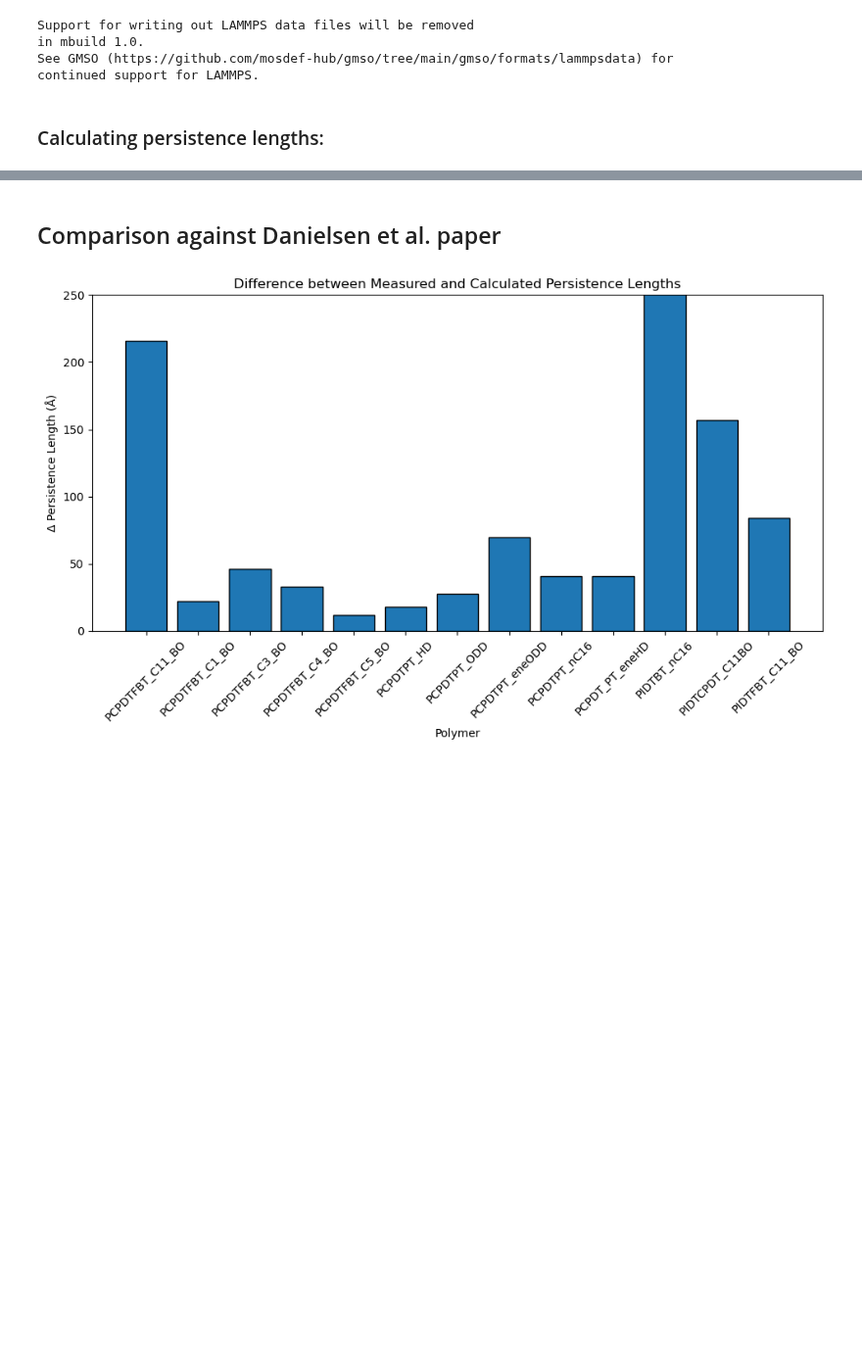
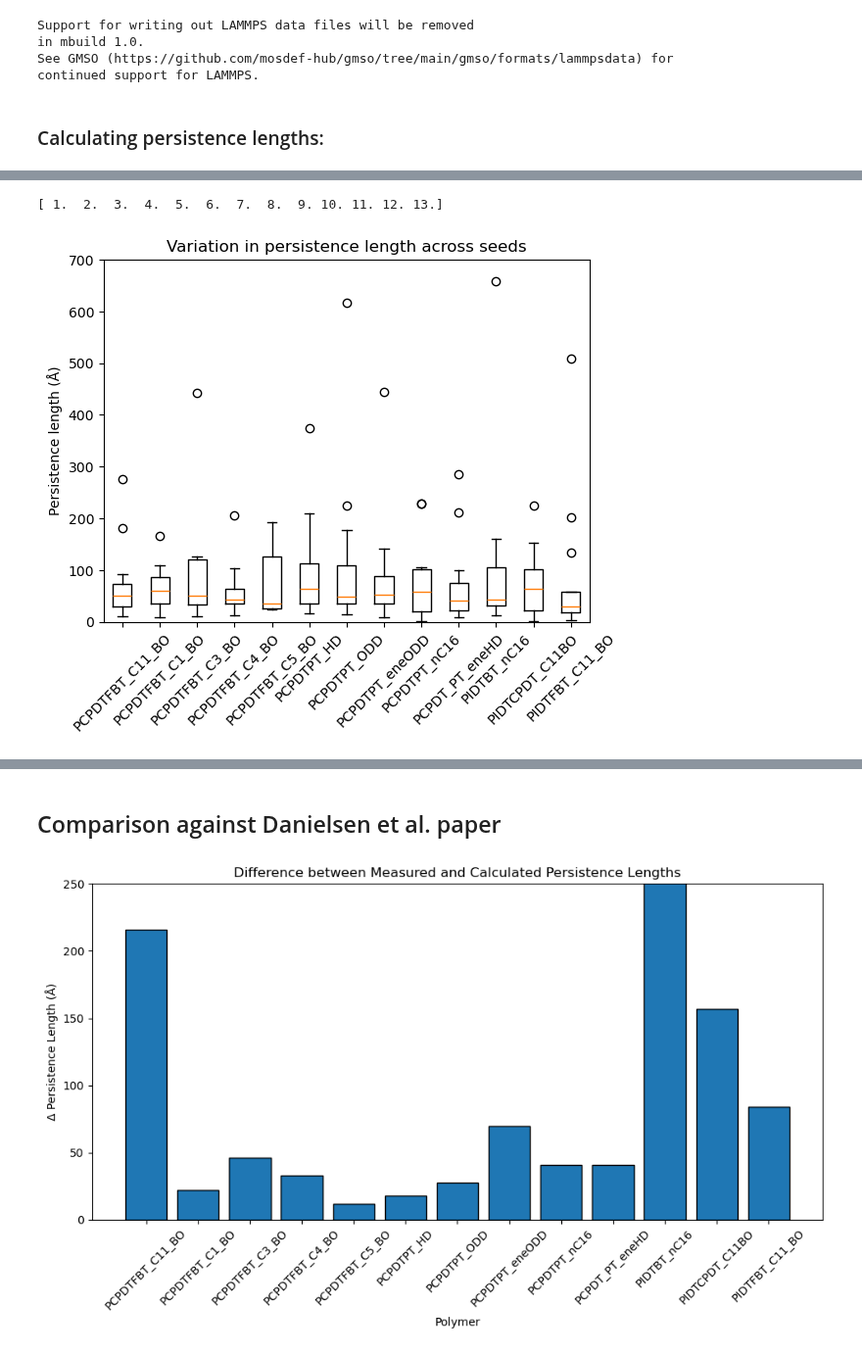
Before and after one commit to cmelab/pl-validation, a Jupyter notebook: data_analysis.ipynb, the cells around one changed output, grey strips where cells are left out. Shown at 98% size. Saved outputs shown, nothing was run; the diff lists cells and outputs as text; code cells hidden in the pictures; blank space fills up the shorter version.

Commit message:
Added independence test and boxplots

```diff
--- a/data_analysis.ipynb
+++ b/data_analysis.ipynb
@@ -74,0 +75,19 @@ plt.legend(seeds, title="Seed", loc="upper left", bbox_to_anchor=(1, 1))
+# %%
+positions = np.linspace(1,13,13)
+print(positions)
+# %% [output]
+[ 1.  2.  3.  4.  5.  6.  7.  8.  9. 10. 11. 12. 13.]
+# %%
+# Makes a list of each molecule
+copy = []
+for i in range(len(key_list)):
+    copy.append(p_lens[i::16])
+# %%
+plt.boxplot(copy, tick_labels=key_list)
+plt.ylim(0,700)
+plt.xticks(rotation=45)
+plt.title("Variation in persistence length across seeds")
+plt.ylabel("Persistence length (Å)")
+plt.show()
+# %% [output]
+[figure, added]
```
Also changed, not shown: parts of 11 cells of this notebook, 2 other files.
